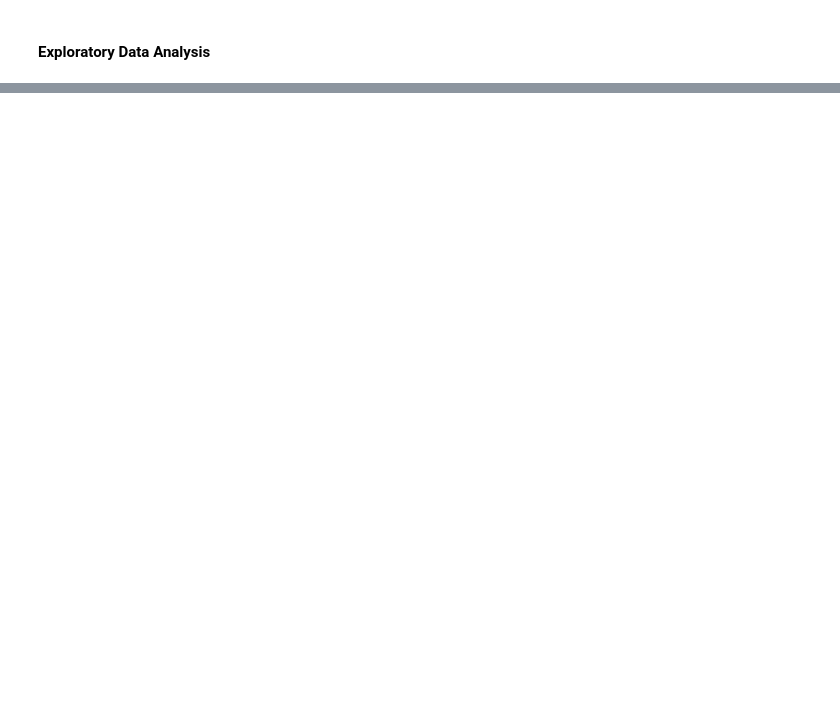
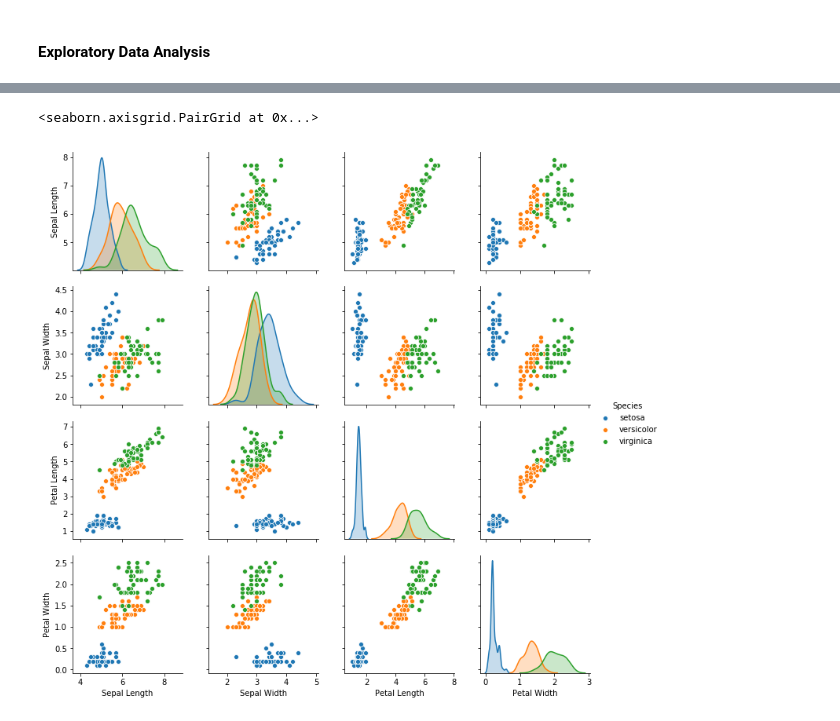
Before and after one commit to payalnpatel/ML-with-Python, a Jupyter notebook: Iris/Iris-EDA.ipynb, the cells around one changed output, grey strips where cells are left out. Saved outputs shown, nothing was run; the diff lists cells and outputs as text; code cells hidden in the pictures; blank space fills up the shorter version.

```diff
--- a/Iris/Iris-EDA.ipynb
+++ b/Iris/Iris-EDA.ipynb
@@ -33,0 +100,6 @@ iris = pd.read_csv('iris.csv')
+# %%
+# Multivariate Analysis - Pair plot (visualize the relationship between each type of column variable)
+sns.pairplot(iris,hue="Species")
+# %% [output]
+<seaborn.axisgrid.PairGrid at 0x...>
+[figure, added]
```
Also changed, not shown: parts of 12 cells of this notebook.
